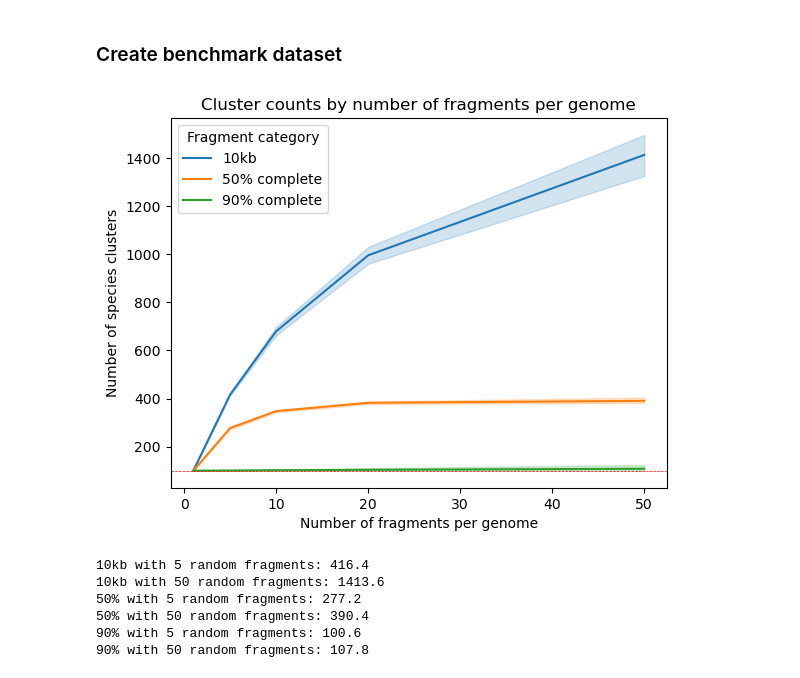
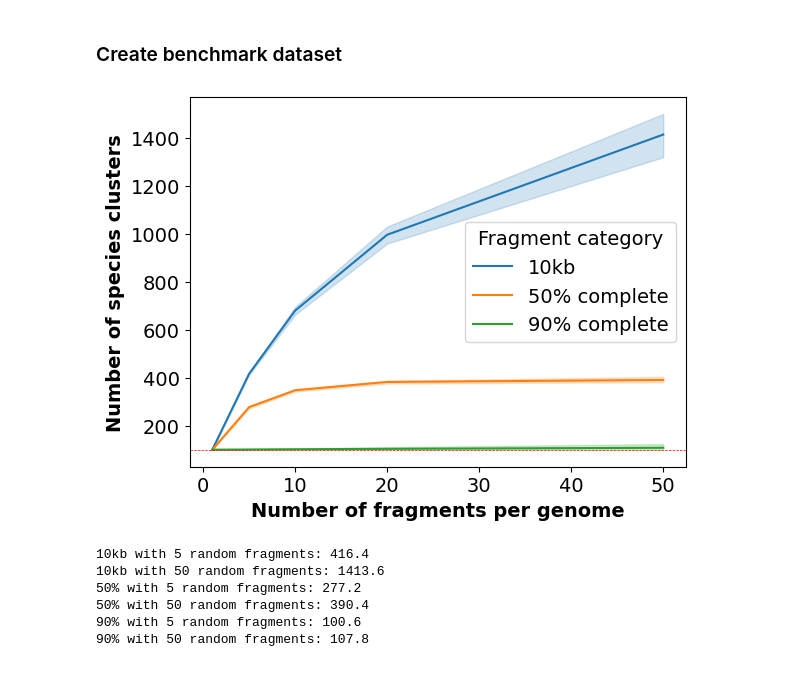
Before and after one commit to UHVDB/uhvdb-manuscript, a Jupyter notebook: figure_s2/figure_s2d.ipynb, the cells around one changed output. Saved outputs shown, nothing was run; the diff lists cells and outputs as text; code cells hidden in the pictures.

```diff
--- a/figure_s2/figure_s2d.ipynb
+++ b/figure_s2/figure_s2d.ipynb
@@ -5,17 +5,17 @@
 # %%
 %%bash
 ### extract 5 sets of 100 random sequences of >20kb for clustering benchmark
-# mkdir -p complete_genomes_clustering
+mkdir -p complete_genomes_clustering
 
-# for i in {1..5}; do
-#     seqkit seq \
-#         uhgv_complete_genomes_votu_reps.fna.gz \
-#         --min-len 20000 \
-#     | seqkit shuffle --rand-seed ${i} \
-#     | seqkit head -n 100 \
-#         -o complete_genomes_clustering/uhgv_rand100_${i}.fna.gz
+for i in {1..5}; do
+    seqkit seq \
+        uhgv_complete_genomes_votu_reps.fna.gz \
+        --min-len 20000 \
+    | seqkit shuffle --rand-seed ${i} \
+    | seqkit head -n 100 \
+        -o complete_genomes_clustering/uhgv_rand100_${i}.fna.gz
 
-# done
+done
 # %%
 # write function to extract X random subsequence of length Y from each sequence in a FASTA file
 import gzip
@@ -88,19 +87,18 @@ def extract_random_subsequences_percentage(input_fasta, output_fasta, X, percent
 # Example usage:
 # extract_random_subsequences("input.fasta", "output.fasta", 100)
 # %%
-%%bash
 ### create fragments of complete genomes
-# !mkdir -p phage_fragments_clustering
+!mkdir -p phage_fragments_clustering
 
-# for i in [1, 2, 3, 4, 5]:
-#     for j in [1, 5, 10, 20, 50]:
-#         for N in [50, 90]:
-#             extract_random_subsequences_percentage(
-#                 f"complete_genomes_clustering/uhgv_rand100_{i}.fna.gz",
-#                 f"phage_fragments_clustering/uhgv_rand100_{i}_num{j}_len{N}.fa",
-#                 j,
-#                 N
-#             )
+for i in [1, 2, 3, 4, 5]:
+    for j in [1, 5, 10, 20, 50]:
+        for N in [50, 90]:
+            extract_random_subsequences_percentage(
+                f"complete_genomes_clustering/uhgv_rand100_{i}.fna.gz",
+                f"phage_fragments_clustering/uhgv_rand100_{i}_num{j}_len{N}.fa",
+                j,
+                N
+            )
 # %%
 %%bash
 ### run vclust on all fragments
@@ -174,19 +172,19 @@ df['Fragment category'] = df['Fragment category'].replace({'50': '50% complete',
 # %%
 ### plot number of clusters vs number of fragments at each fragmentation level
 import seaborn as sns
 import matplotlib.pyplot as plt
+plt.rcParams.update({'font.size': 14})
 
 ax = sns.lineplot(x='count', y='clusters', hue='Fragment category', hue_order=['10kb', '50% complete', '90% complete'], data=df)
 ax.axhline(y=100, color='red', linestyle='--', linewidth=0.5)
-plt.title('Cluster counts by number of fragments per genome')
-plt.xlabel('Number of fragments per genome')
-plt.ylabel('Number of species clusters')
+plt.xlabel('Number of fragments per genome', fontdict={'fontweight': 'bold'})
+plt.ylabel('Number of species clusters', fontdict={'fontweight': 'bold'})
 plt.show()
 
 # Takeaway: as the number of fragments per genome increases, the number of species clusters
 # also increases for fragmented genomes, indicating that fragmentation leads to overestimation of diversity.
 # %% [output]
-[figure, old version]
+[figure, new version]
 # %%
 print("10kb with 5 random fragments:", df[(df['Fragment category'] == '10kb') & (df['count'] == 5)]['clusters'].mean())
 print("10kb with 50 random fragments:", df[(df['Fragment category'] == '10kb') & (df['count'] == 50)]['clusters'].mean())
```
Also changed, not shown: parts of 4 cells of this notebook, 4 other files.
